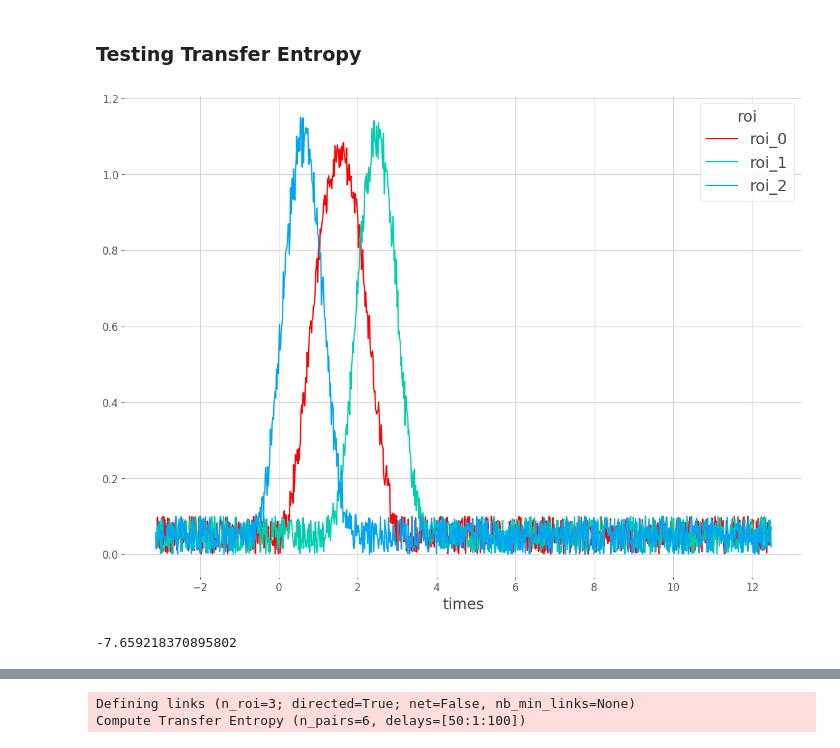
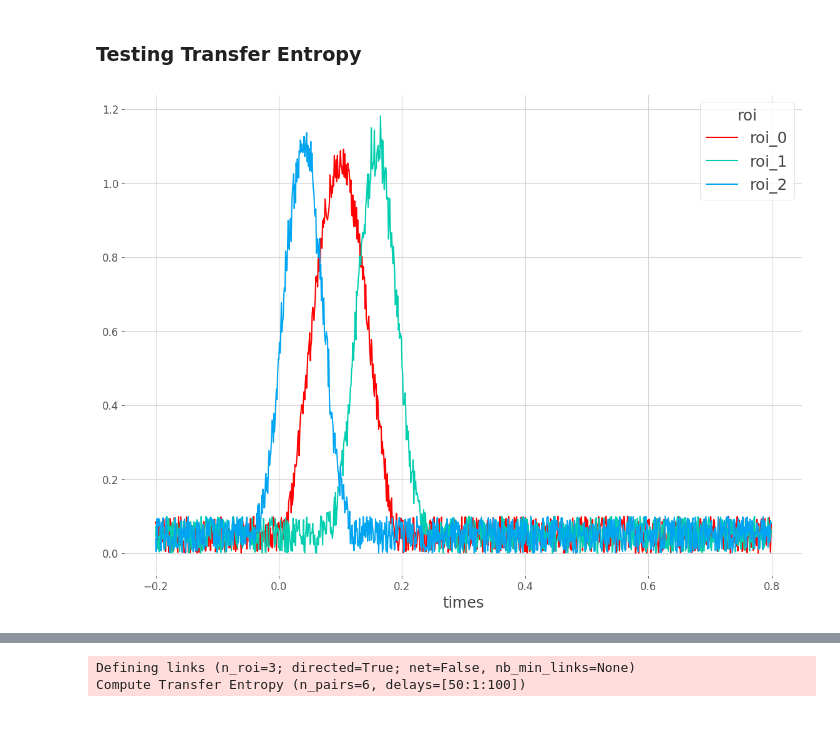
Before and after one commit to chrisferreyra13/itpg, a Jupyter notebook: notebooks/te_exploration.ipynb, the cells around one changed output, grey strips where cells are left out. Drawn from its saved outputs; the diff is of its cells as text; code cells hidden in the pictures.

```diff
--- a/notebooks/te_exploration.ipynb
+++ b/notebooks/te_exploration.ipynb
@@ -41,26 +41,28 @@ array([[0.97322095, 0.        ],
 # %%
 n_trials = 1
 n_roi = 3
 n_times = 1000
 ref = 200
 bump_len = 200
+fs=1000
 
 trials = np.arange(n_trials)
 roi = [f"roi_{k}" for k in range(n_roi)]
-times = (np.arange(n_times) - ref) / 64.0
+times = (np.arange(n_times) - ref) / fs
 
-x = 0.1 * np.random.rand(n_trials, n_roi, n_times)
+data = 0.1 * np.random.rand(n_trials, n_roi, n_times)
 bump = np.hanning(bump_len).reshape(1, -1)
 
-lags = {1: 60, 2: -60}
-x[:, 0, ref : ref + bump_len] += bump
+
+lags = {1: int(0.06*fs), 2: int(-0.06*fs)}
+data[:, 0, ref : ref + bump_len] += bump
 for t, lag in lags.items():
-    x[:, t, ref + lag : ref + lag + bump_len] += x[:, 0, ref : ref + bump_len] * bump
+    data[:, t, ref + lag : ref + lag + bump_len] += data[:, 0, ref : ref + bump_len] * bump
 
-x = xr.DataArray(x, dims=("trials", "roi", "times"), coords=(trials, roi, times))
+data = xr.DataArray(data, dims=("trials", "roi", "times"), coords=(trials, roi, times))
 
-x.mean("trials").plot(x="times", hue="roi")
+data.mean("trials").plot(x="times", hue="roi")
 plt.show()
-x = np.asarray(x)
+data = np.asarray(data)
 # %% [output]
-[figure, old version]
+[figure, new version]
@@ -80,6 +99,2 @@ def compute_h2(x, y, n_bins=10):
 
     return hxy
-# %%
-compute_h2(x1, y, n_bins=10)
-# %% [output]
--7.659218370895802
```
Also changed, not shown: parts of 9 cells of this notebook.
